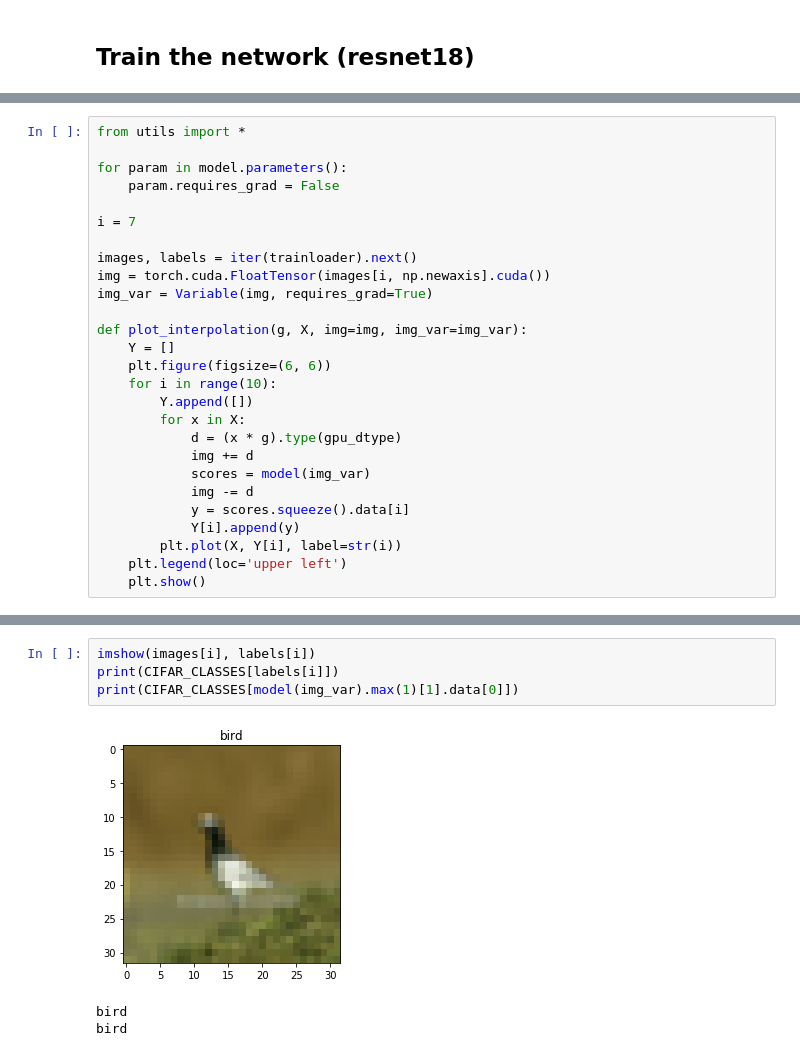
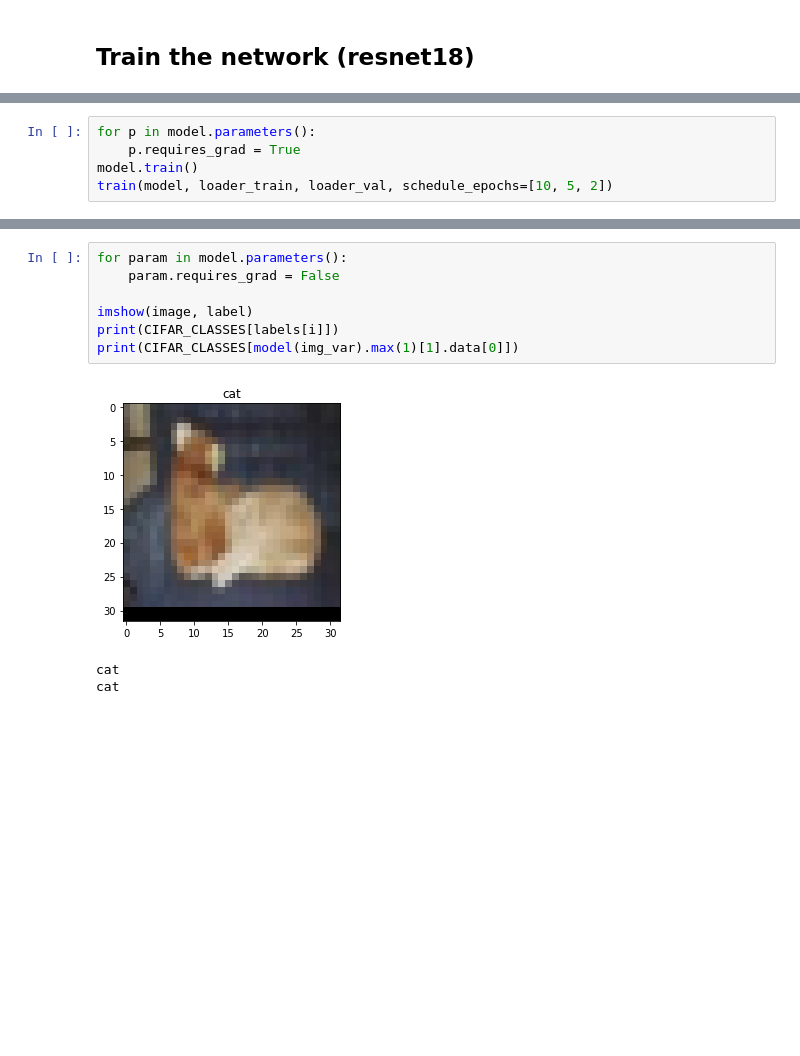
Before and after one commit to KellerJordan/Adversarial, a Jupyter notebook: LinearityExperiment.ipynb, the cells around one changed output, grey strips where cells are left out. Saved outputs shown, nothing was run; the diff lists cells and outputs as text; blank space fills up the shorter version.

```diff
--- a/LinearityExperiment.ipynb
+++ b/LinearityExperiment.ipynb
@@ -202,0 +86,5 @@ KeyboardInterrupt:
+# %%
+for p in model.parameters():
+    p.requires_grad = True
+model.train()
+train(model, loader_train, loader_val, schedule_epochs=[10, 5, 2])
@@ -205,27 +116,0 @@ KeyboardInterrupt:
-# %%
-from utils import *
-
-for param in model.parameters():
-    param.requires_grad = False
-
-i = 7
-
-images, labels = iter(trainloader).next()
-img = torch.cuda.FloatTensor(images[i, np.newaxis].cuda())
-img_var = Variable(img, requires_grad=True)
-
-def plot_interpolation(g, X, img=img, img_var=img_var):
-    Y = []
-    plt.figure(figsize=(6, 6))
-    for i in range(10):
-        Y.append([])
-        for x in X:
-            d = (x * g).type(gpu_dtype)
-            img += d
-            scores = model(img_var)
-            img -= d
-            y = scores.squeeze().data[i]
-            Y[i].append(y)
-        plt.plot(X, Y[i], label=str(i))
-    plt.legend(loc='upper left')
-    plt.show()
@@ -234,8 +117,11 @@ def plot_interpolation(g, X, img=img, img_var=img_var):
 # %%
-imshow(images[i], labels[i])
+for param in model.parameters():
+    param.requires_grad = False
+
+imshow(image, label)
 print(CIFAR_CLASSES[labels[i]])
 print(CIFAR_CLASSES[model(img_var).max(1)[1].data[0]])
 # %% [output]
-[figure, old version]
+[figure, new version]
-bird
-bird
+cat
+cat
```
Also changed, not shown: parts of 20 cells of this notebook, 3 other files.
